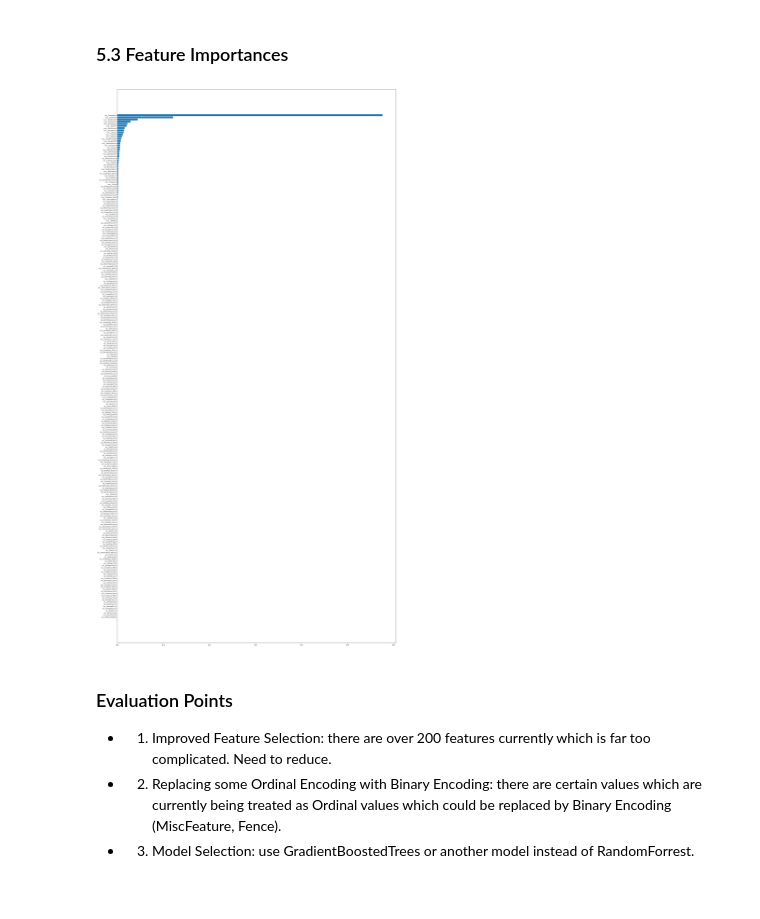
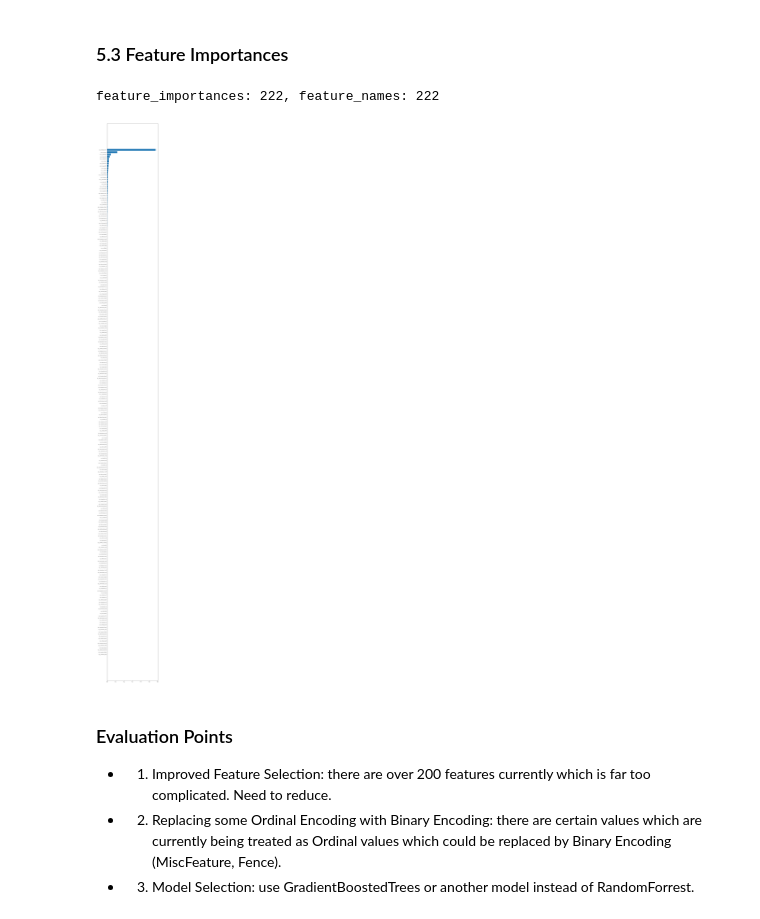
Before and after one commit to Mark-Barbaric/Kaggle, a Jupyter notebook: housing/housing_workbook_v1.ipynb, the cells around one changed output. Cells and saved outputs as stored; diff of their text form; code cells hidden in the pictures.

```diff
--- a/housing/housing_workbook_v1.ipynb
+++ b/housing/housing_workbook_v1.ipynb
@@ -448,0 +398,3 @@ pipeline2 = Pipeline(
+# %%
+grid_search.fit(X_train, y_train)
+grid_search.best_params_
@@ -448,0 +420,11 @@ pipeline2 = Pipeline(
+# %%
+pipeline2 = Pipeline(
+    steps=[
+        ('column_transformer', column_transformer_updated),
+        ('variance_threshold', VarianceThreshold(threshold=0.0)),
+        ('select_percentile', SelectPercentile(chi2, percentile=95)),
+        ('model', RandomForestRegressor(
+            n_estimators=50,
+            random_state=0))
+    ]
+)
@@ -514,12 +500,24 @@ feature_names = preprocessor.get_feature_names_out()
+# %%
+model = pipeline2['model']
+column_transformer = pipeline2['column_transformer']
+select_percentile = pipeline2['select_percentile']
+# %%
+feature_importances = model.feature_importances_
+original_feature_names = column_transformer.get_feature_names_out()
+feature_names = [original_feature_names[i] for i, _name in enumerate(select_percentile.get_feature_names_out())]
+# %%
+print(f"feature_importances: {len(feature_importances)}, feature_names: {len(feature_names)}")
+# %% [output]
+feature_importances: 222, feature_names: 222
 # %%
 f_i = list(zip(feature_names, feature_importances))
 f_i.sort(key=lambda x: x[1])
-plt.figure(figsize=[10, 60])
+plt.figure(figsize=[10, 110])
 plt.barh([x[0] for x in f_i], [x[1] for x in f_i])
 plt.yticks(fontsize=8)
 plt.show()
 # %% [output]
-[figure, old version]
+[figure, new version]
 # %% [markdown]
 ### Evaluation Points
 
```
Also changed, not shown: parts of 31 cells of this notebook, 2 other files.
